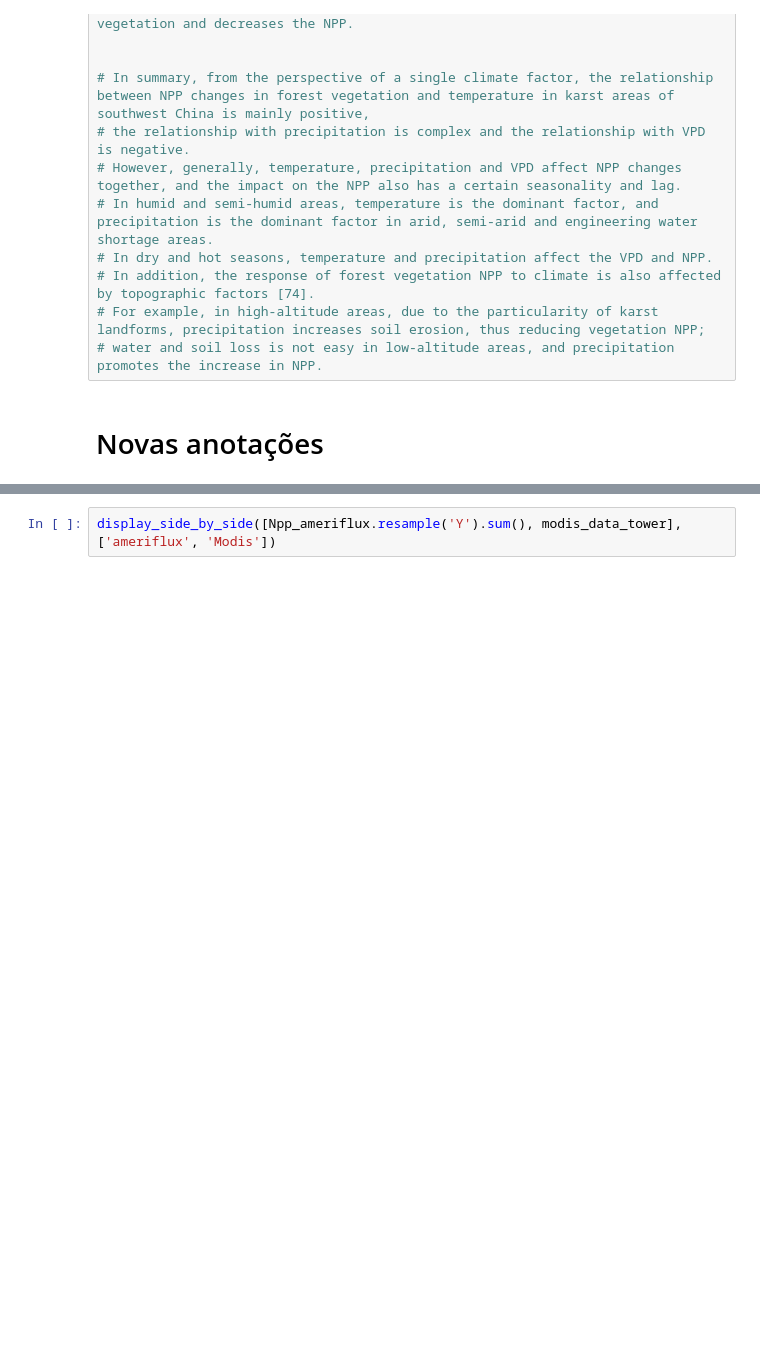
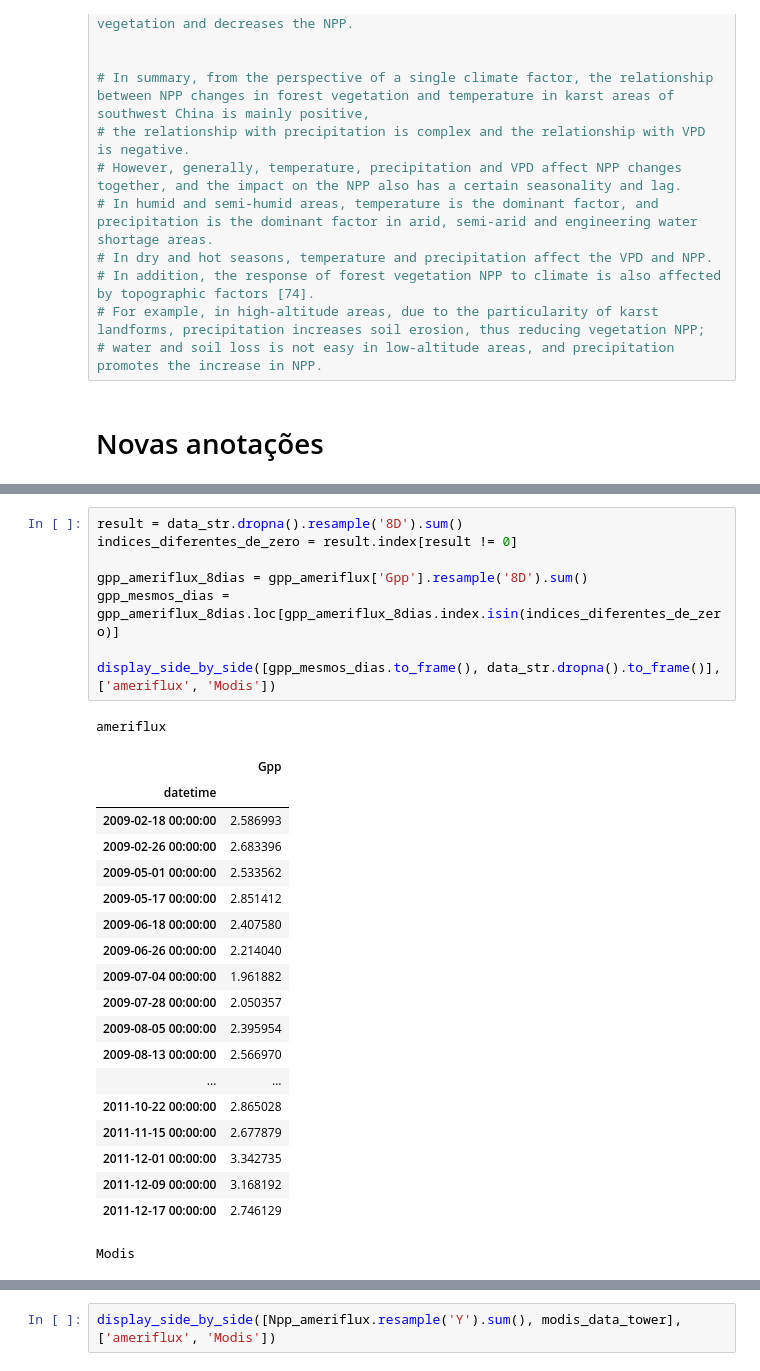
Before and after one commit to albert-santos/remote-sensing, a Jupyter notebook: Jean/Santarem/Comparacao_Santarem_Modis.ipynb, the cells around one changed output, grey strips where cells are left out. Cells and saved outputs as stored; diff of their text form; blank space fills up the shorter version.

```diff
--- a/Jean/Santarem/Comparacao_Santarem_Modis.ipynb
+++ b/Jean/Santarem/Comparacao_Santarem_Modis.ipynb
@@ -400,0 +529,29 @@ Name: GPP_uStar_f, dtype: float64
+# %%
+result = data_str.dropna().resample('8D').sum()
+indices_diferentes_de_zero = result.index[result != 0]
+
+gpp_ameriflux_8dias = gpp_ameriflux['Gpp'].resample('8D').sum()
+gpp_mesmos_dias = gpp_ameriflux_8dias.loc[gpp_ameriflux_8dias.index.isin(indices_diferentes_de_zero)]
+
+display_side_by_side([gpp_mesmos_dias.to_frame(), data_str.dropna().to_frame()], ['ameriflux', 'Modis'])
+# %% [output]
+ameriflux
+|  | Gpp |
+| datetime |  |
+| 2009-02-18 00:00:00 | 2.586993 |
+| 2009-02-26 00:00:00 | 2.683396 |
+| 2009-05-01 00:00:00 | 2.533562 |
+| 2009-05-17 00:00:00 | 2.851412 |
+| 2009-06-18 00:00:00 | 2.407580 |
+| 2009-06-26 00:00:00 | 2.214040 |
+| 2009-07-04 00:00:00 | 1.961882 |
+| 2009-07-28 00:00:00 | 2.050357 |
+| 2009-08-05 00:00:00 | 2.395954 |
+| 2009-08-13 00:00:00 | 2.566970 |
+| ... | ... |
+| 2011-10-22 00:00:00 | 2.865028 |
+| 2011-11-15 00:00:00 | 2.677879 |
+| 2011-12-01 00:00:00 | 3.342735 |
+| 2011-12-09 00:00:00 | 3.168192 |
+| 2011-12-17 00:00:00 | 2.746129 |
+Modis
```
Also changed, not shown: parts of 13 cells of this notebook, 3 other files.
